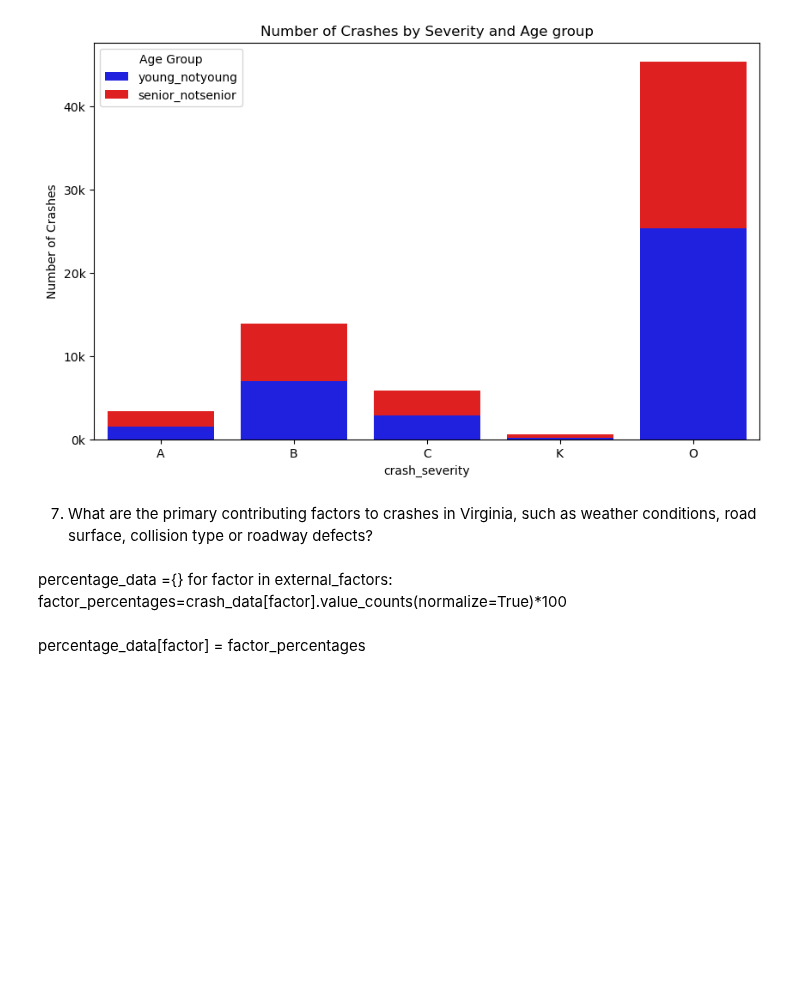
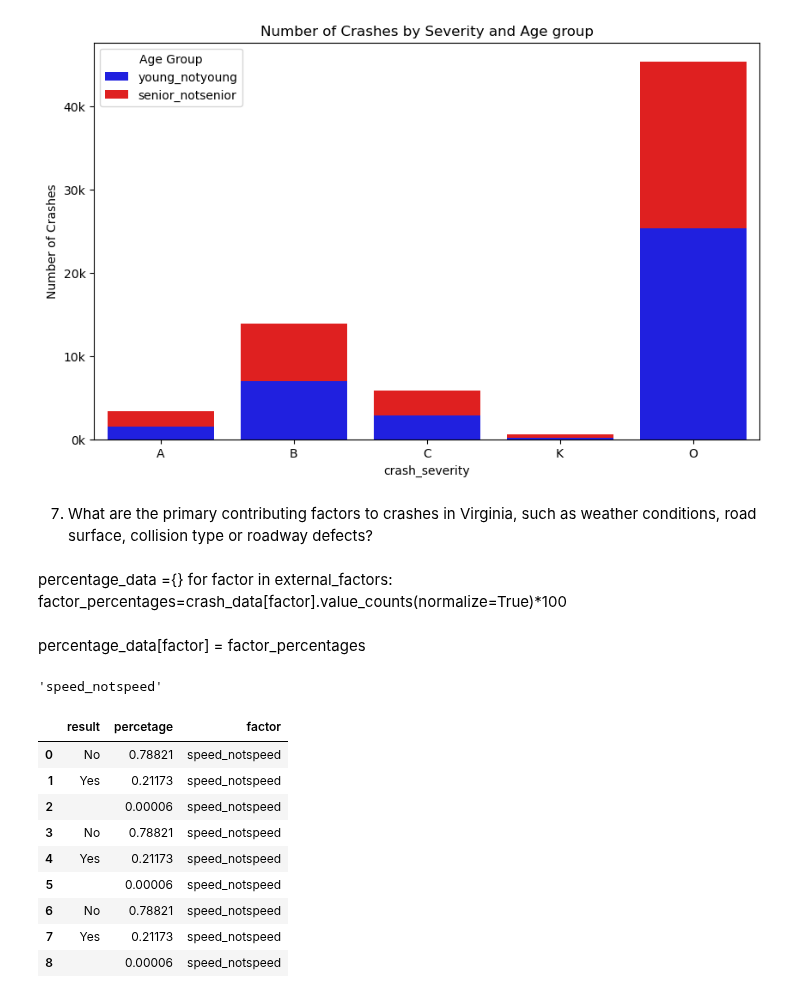
Before and after one commit to Eliab16/VDOT-crash-analysis, a Jupyter notebook: VDOT_Analysis.ipynb, the cells around one changed output. Cells and saved outputs as stored; diff of their text form; code cells hidden in the pictures; blank space fills up the shorter version.

Commit message:
still working percentage

```diff
--- a/VDOT_Analysis.ipynb
+++ b/VDOT_Analysis.ipynb
@@ -316,9 +316,27 @@ percentage_data[factor] = factor_percentages
 percentage_data=pd.DataFrame()
 # %%
 for factor in external_factors:
-     factor_percentages =crash_data[factor].value_counts(normalize=True).rename('percentage').reset_index()
+     factor_percentages =crash_data[factor].value_counts(normalize=True).reset_index()
+# %%
+factor_percentages.columns=['result','percetage']
 # %%
 factor_percentages['factor'] = factor
+factor
+# %% [output]
+'speed_notspeed'
 # %%
 percentage_data = pd.concat([percentage_data,factor_percentages],ignore_index=True)
-percentage_data['percentage']*=100
+# percentage_data['percentage']*=100
+# %%
+percentage_data
+# %% [output]
+|  | result | percetage | factor |
+| 0 | No | 0.78821 | speed_notspeed |
+| 1 | Yes | 0.21173 | speed_notspeed |
+| 2 |  | 0.00006 | speed_notspeed |
+| 3 | No | 0.78821 | speed_notspeed |
+| 4 | Yes | 0.21173 | speed_notspeed |
+| 5 |  | 0.00006 | speed_notspeed |
+| 6 | No | 0.78821 | speed_notspeed |
+| 7 | Yes | 0.21173 | speed_notspeed |
+| 8 |  | 0.00006 | speed_notspeed |
```
Also changed, not shown: parts of 3 cells of this notebook.
